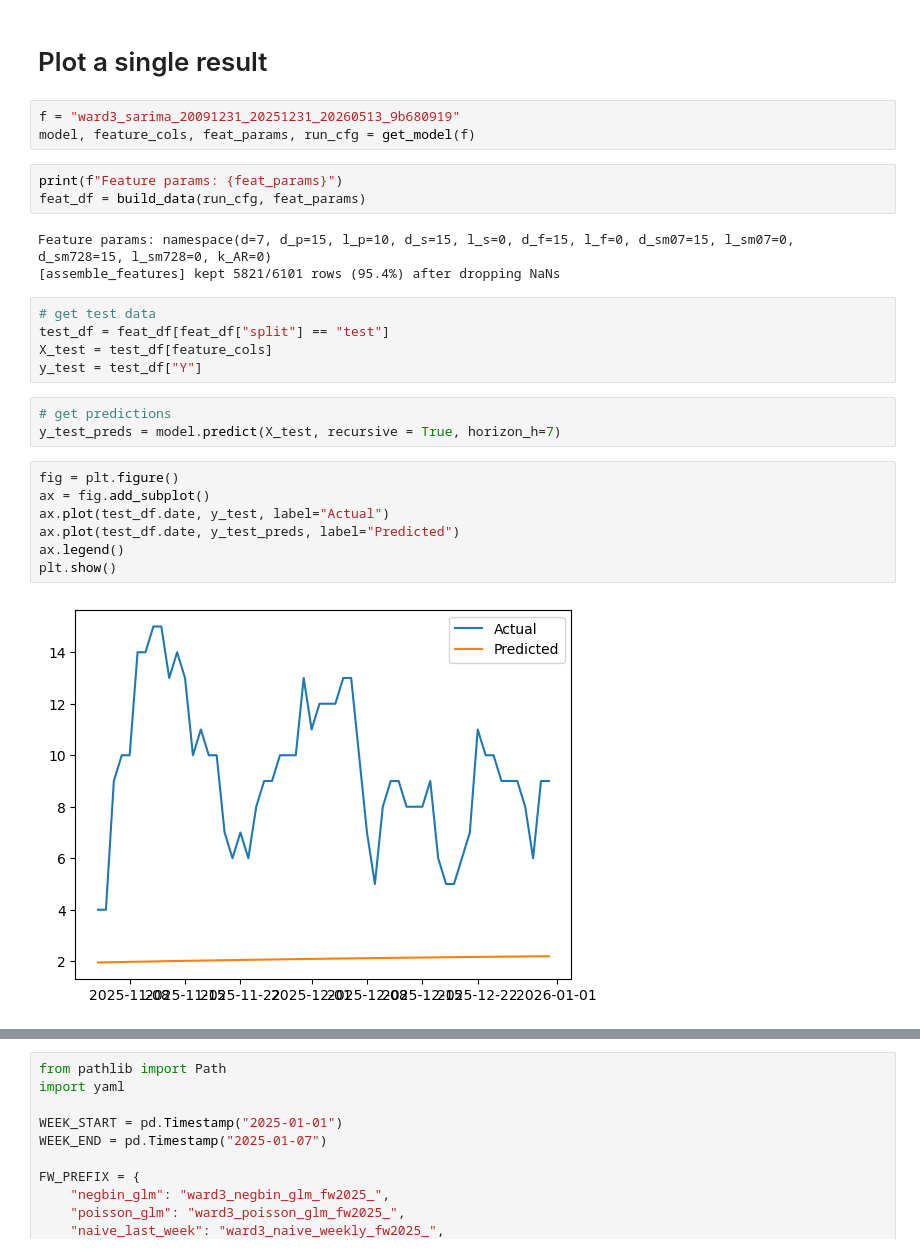
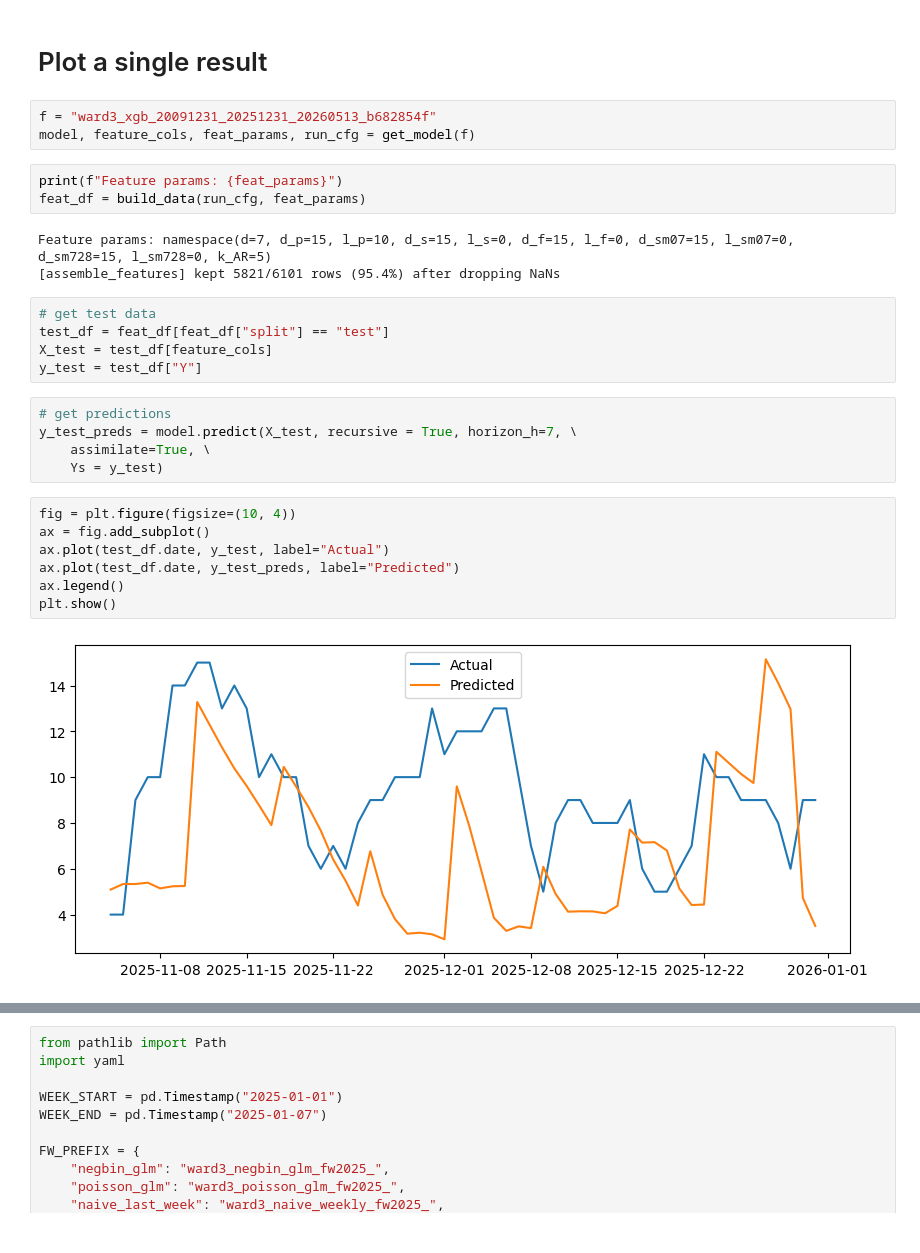
Before and after one commit to Erdos-Projects/spring-2026-dc-311, a Jupyter notebook: 5_results.ipynb, the cells around one changed output, grey strips where cells are left out. Saved outputs shown, nothing was run; the diff lists cells and outputs as text.

Commit message:
fixed data leakage issue and large files (sarimax for some reason?)

```diff
--- a/5_results.ipynb
+++ b/5_results.ipynb
@@ -49,13 +49,13 @@ def get_results(f: str, horizon: int = 1):
 # %% [markdown]
 # Plot a single result
 # %%
-f = "ward3_sarima_20091231_20251231_20260513_9b680919"
+f = "ward3_xgb_20091231_20251231_20260513_b682854f"
 model, feature_cols, feat_params, run_cfg = get_model(f)
 # %%
 print(f"Feature params: {feat_params}")
 feat_df = build_data(run_cfg, feat_params)
 # %% [output]
-Feature params: namespace(d=7, d_p=15, l_p=10, d_s=15, l_s=0, d_f=15, l_f=0, d_sm07=15, l_sm07=0, d_sm728=15, l_sm728=0, k_AR=0)
+Feature params: namespace(d=7, d_p=15, l_p=10, d_s=15, l_s=0, d_f=15, l_f=0, d_sm07=15, l_sm07=0, d_sm728=15, l_sm728=0, k_AR=5)
 [assemble_features] kept 5821/6101 rows (95.4%) after dropping NaNs
 # %%
 # get test data
@@ -64,13 +64,15 @@ X_test = test_df[feature_cols]
 y_test = test_df["Y"]
 # %%
 # get predictions
-y_test_preds = model.predict(X_test, recursive = True, horizon_h=7)
+y_test_preds = model.predict(X_test, recursive = True, horizon_h=7, \
+    assimilate=True, \
+    Ys = y_test)
 # %%
-fig = plt.figure()
+fig = plt.figure(figsize=(10, 4))
 ax = fig.add_subplot()
 ax.plot(test_df.date, y_test, label="Actual")
 ax.plot(test_df.date, y_test_preds, label="Predicted")
 ax.legend()
 plt.show()
 # %% [output]
-[figure, old version]
+[figure, new version]
```
Also changed, not shown: parts of 1 cell of this notebook, 36 other files.
